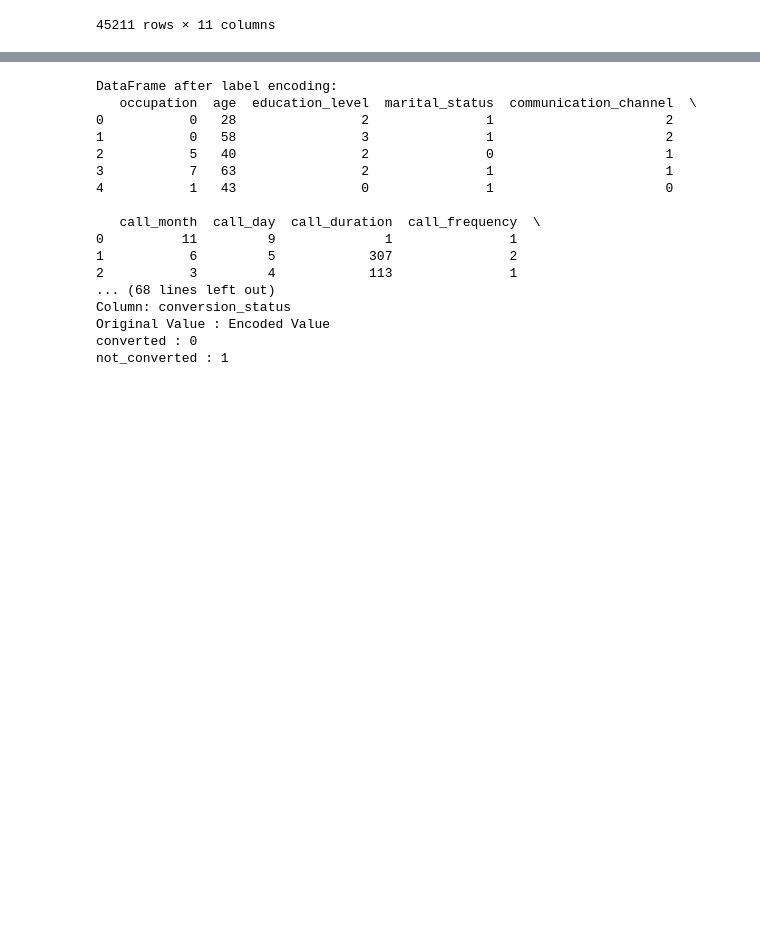
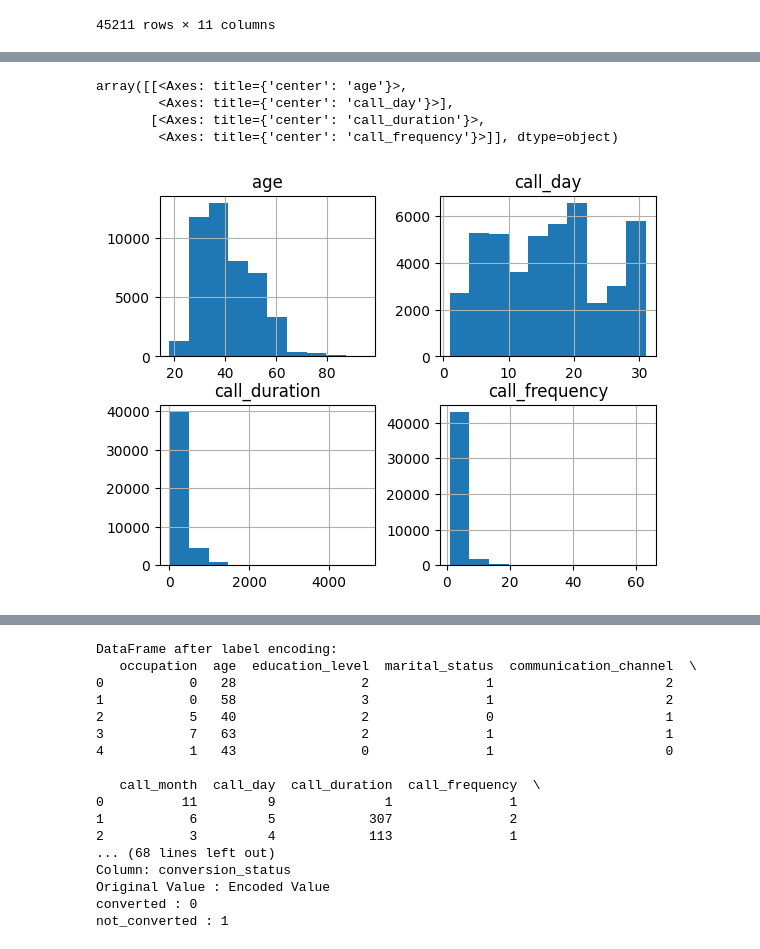
Before and after one commit to ProElectro121/Ml_Project_final, a Jupyter notebook: ML_Project.ipynb, the cells around one changed output, grey strips where cells are left out. Drawn from its saved outputs; the diff is of its cells as text; code cells hidden in the pictures; blank space fills up the shorter version.

```diff
--- a/ML_Project.ipynb
+++ b/ML_Project.ipynb
@@ -47,0 +100,8 @@ df
+# %%
+df.hist()
+# %% [output]
+array([[<Axes: title={'center': 'age'}>,
+        <Axes: title={'center': 'call_day'}>],
+       [<Axes: title={'center': 'call_duration'}>,
+        <Axes: title={'center': 'call_frequency'}>]], dtype=object)
+[figure, added]
```
Also changed, not shown: parts of 4 cells of this notebook.
